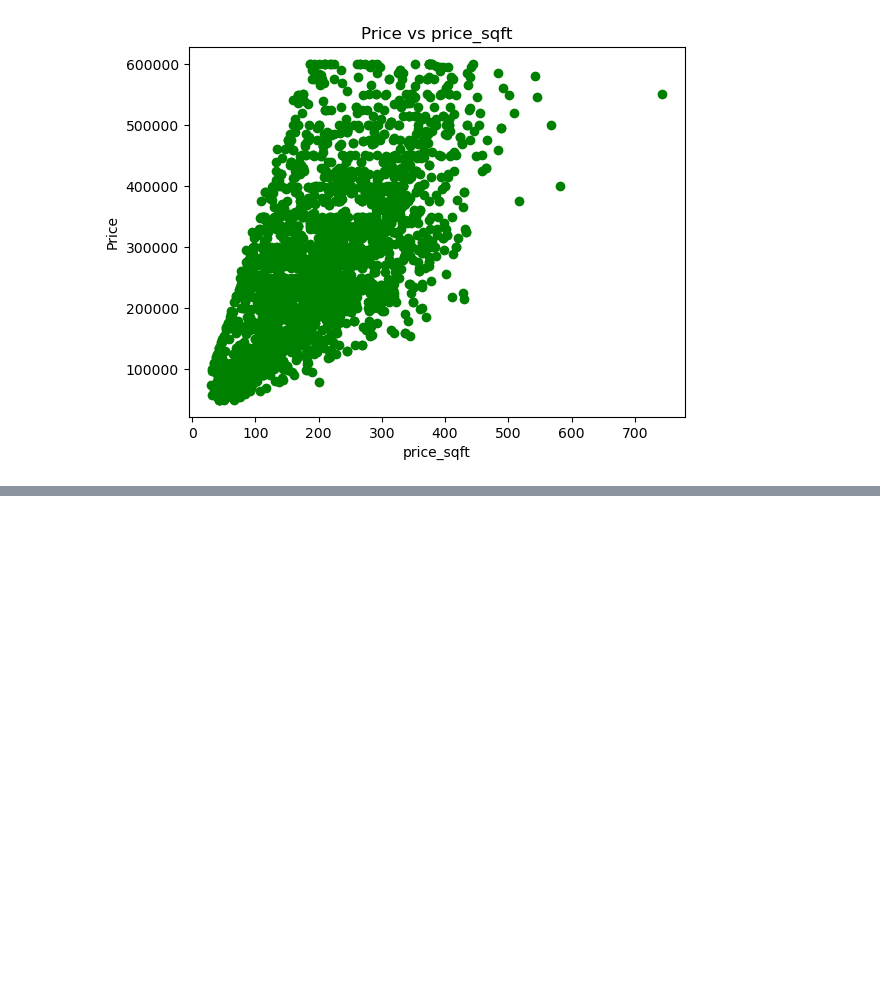
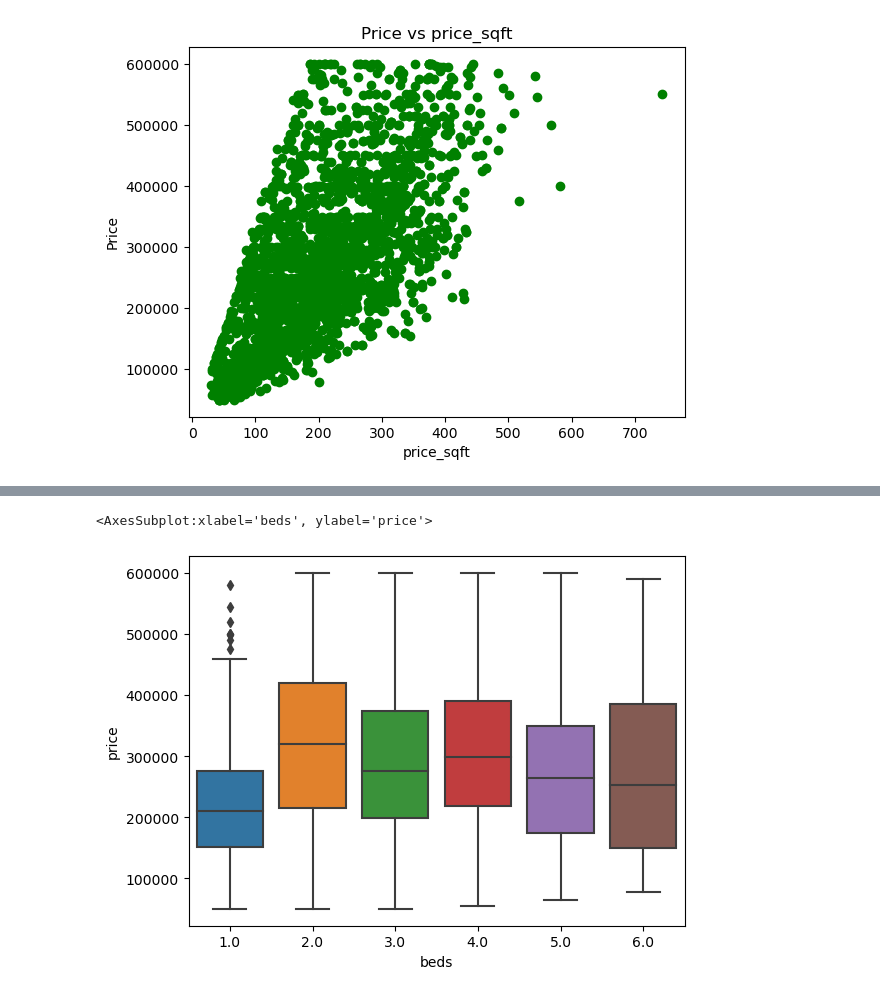
Before and after one commit to yakir0391/Apartments-Predict, a Jupyter notebook: EDA.ipynb, the cells around one changed output, grey strips where cells are left out. Cells and saved outputs as stored; diff of their text form; code cells hidden in the pictures; blank space fills up the shorter version.

```diff
--- a/EDA.ipynb
+++ b/EDA.ipynb
@@ -121,0 +101,6 @@ plt.show()
+# %%
+# אחת העמודות שחשבנו שתהיה בקורלציה טובה עם עמודת המטרה
+sns.boxplot(y=df2['price'], x = df2['beds'])
+# %% [output]
+<AxesSubplot:xlabel='beds', ylabel='price'>
+[figure, added]
```
Also changed, not shown: parts of 6 cells of this notebook.
